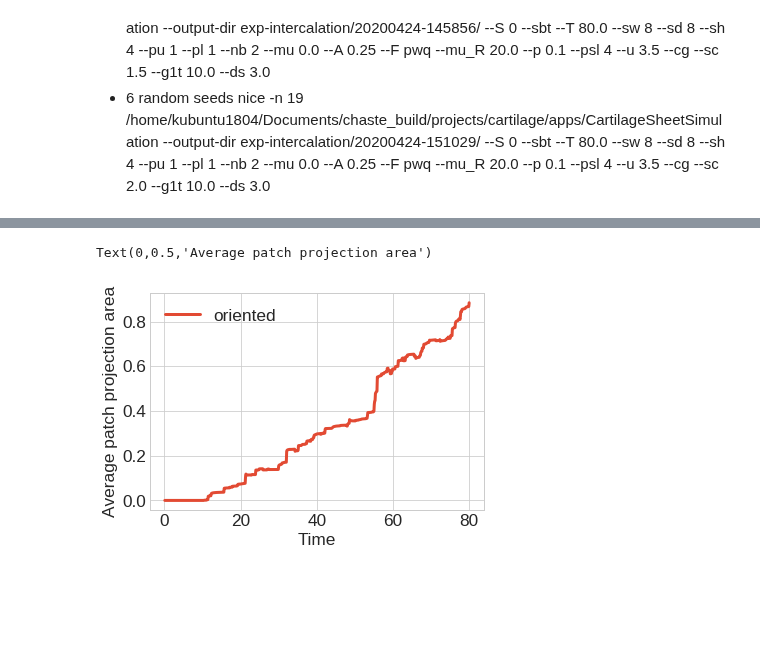
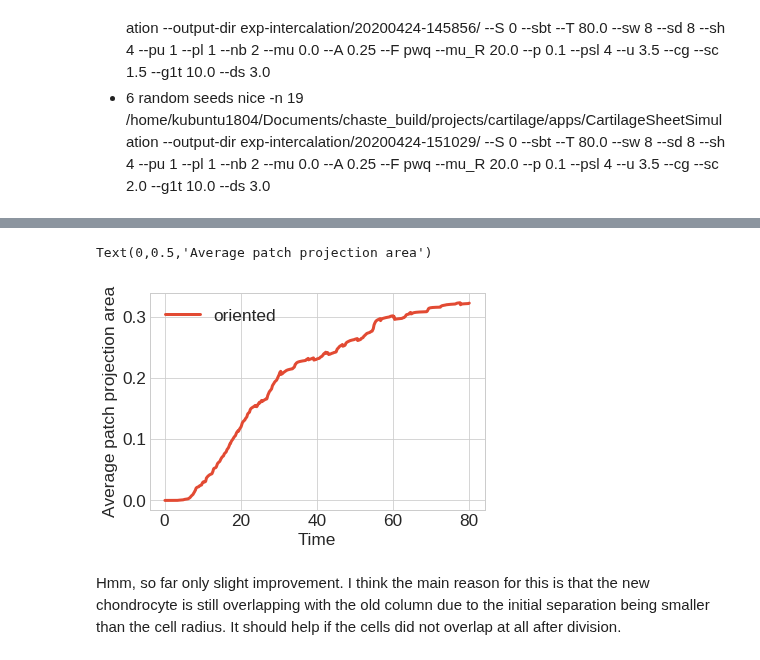
Before and after one commit to somathias/CartilageCBM, a Jupyter notebook: exp-intercalation.ipynb, the cells around one changed output, grey strips where cells are left out. Drawn from its saved outputs; the diff is of its cells as text; code cells hidden in the pictures; blank space fills up the shorter version.

Commit message:
Run intercalation experiment

```diff
--- a/exp-intercalation.ipynb
+++ b/exp-intercalation.ipynb
@@ -139,3 +122,45 @@ Data archive:
         nice -n 19 /home/kubuntu1804/Documents/chaste_build/projects/cartilage/apps/CartilageSheetSimulation --output-dir exp-intercalation/20200424-145856/ --S 0 --sbt --T 80.0 --sw 8 --sd 8 --sh 4 --pu 1 --pl 1 --nb 2 --mu 0.0 --A 0.25 --F pwq --mu_R 20.0 --p 0.1 --psl 4 --u 3.5 --cg  --sc 1.5 --g1t 10.0 --ds 3.0
 - 6 random seeds
         nice -n 19 /home/kubuntu1804/Documents/chaste_build/projects/cartilage/apps/CartilageSheetSimulation --output-dir exp-intercalation/20200424-151029/ --S 0 --sbt --T 80.0 --sw 8 --sd 8 --sh 4 --pu 1 --pl 1 --nb 2 --mu 0.0 --A 0.25 --F pwq --mu_R 20.0 --p 0.1 --psl 4 --u 3.5 --cg  --sc 2.0 --g1t 10.0 --ds 3.0
+# %%
+dir_directed = 'exp-intercalation/20200416-093848/'
+
+# time steps are consistent across runs, so it's sufficient to load them from a single path
+times_d, coords_d = sm.read_in_data('/home/kubuntu1804/Documents/sf_simulation_results/'+dir_directed + '0/results_from_time_0/')
+
+ppa_av_d = np.zeros(times_d.shape)
+for seed in range(6):
+    ppa_av_d = ppa_av_d + np.loadtxt('/home/kubuntu1804/Documents/sf_simulation_results/'+dir_directed+str(seed)+'/results_from_time_0/metrics_results/data_patch_projection_area_av.txt', dtype=float)
+ppa_av_d = ppa_av_d /6
+
+
+plt.plot(times_d, ppa_av_d, label='scaling 1.25')
+
+dir_directed = 'exp-intercalation/20200424-145856/'
+
+# time steps are consistent across runs, so it's sufficient to load them from a single path
+times_d, coords_d = sm.read_in_data('/home/kubuntu1804/Documents/sf_simulation_results/'+dir_directed + '0/results_from_time_0/')
+
+ppa_av_d = np.zeros(times_d.shape)
+for seed in range(6):
+    ppa_av_d = ppa_av_d + np.loadtxt('/home/kubuntu1804/Documents/sf_simulation_results/'+dir_directed+str(seed)+'/results_from_time_0/metrics_results/data_patch_projection_area_av.txt', dtype=float)
+ppa_av_d = ppa_av_d /6
+
+
+plt.plot(times_d, ppa_av_d, label='scaling 1.5')
+
+dir_directed = 'exp-intercalation/20200424-151029/'
+
+# time steps are consistent across runs, so it's sufficient to load them from a single path
+times_d, coords_d = sm.read_in_data('/home/kubuntu1804/Documents/sf_simulation_results/'+dir_directed + '0/results_from_time_0/')
+
+ppa_av_d = np.zeros(times_d.shape)
+for seed in range(6):
+    ppa_av_d = ppa_av_d + np.loadtxt('/home/kubuntu1804/Documents/sf_simulation_results/'+dir_directed+str(seed)+'/results_from_time_0/metrics_results/data_patch_projection_area_av.txt', dtype=float)
+ppa_av_d = ppa_av_d /6
+
+
+plt.plot(times_d, ppa_av_d, label='scaling 2.0')
+plt.legend()
+plt.xlabel('Time')
+plt.ylabel('Average patch projection area')
@@ -142,19 +177,21 @@ Data archive:
 # %%
-dir_directed = 'exp-intercalation/20200416-093848/'
+dir_directed = 'exp-intercalation/20200506-162036/'
 
 # time steps are consistent across runs, so it's sufficient to load them from a single path
 times_d, coords_d = sm.read_in_data('/home/kubuntu1804/Documents/sf_simulation_results/'+dir_directed + '0/results_from_time_0/')
 
 ppa_av_d = np.zeros(times_d.shape)
 for seed in range(6):
     ppa_av_d = ppa_av_d + np.loadtxt('/home/kubuntu1804/Documents/sf_simulation_results/'+dir_directed+str(seed)+'/results_from_time_0/metrics_results/data_patch_projection_area_av.txt', dtype=float)
 ppa_av_d = ppa_av_d /6
 
 
 plt.plot(times_d, ppa_av_d, label='oriented')
 plt.legend()
 plt.xlabel('Time')
 plt.ylabel('Average patch projection area')
 # %% [output]
 Text(0,0.5,'Average patch projection area')
-[figure, old version]
+[figure, new version]
+# %% [markdown]
+Hmm, so far only slight improvement. I think the main reason for this is that the new chondrocyte is still overlapping with the old column due to the initial separation being smaller than the cell radius. It should help if the cells did not overlap at all after division.
```
Also changed, not shown: parts of 7 cells of this notebook.
